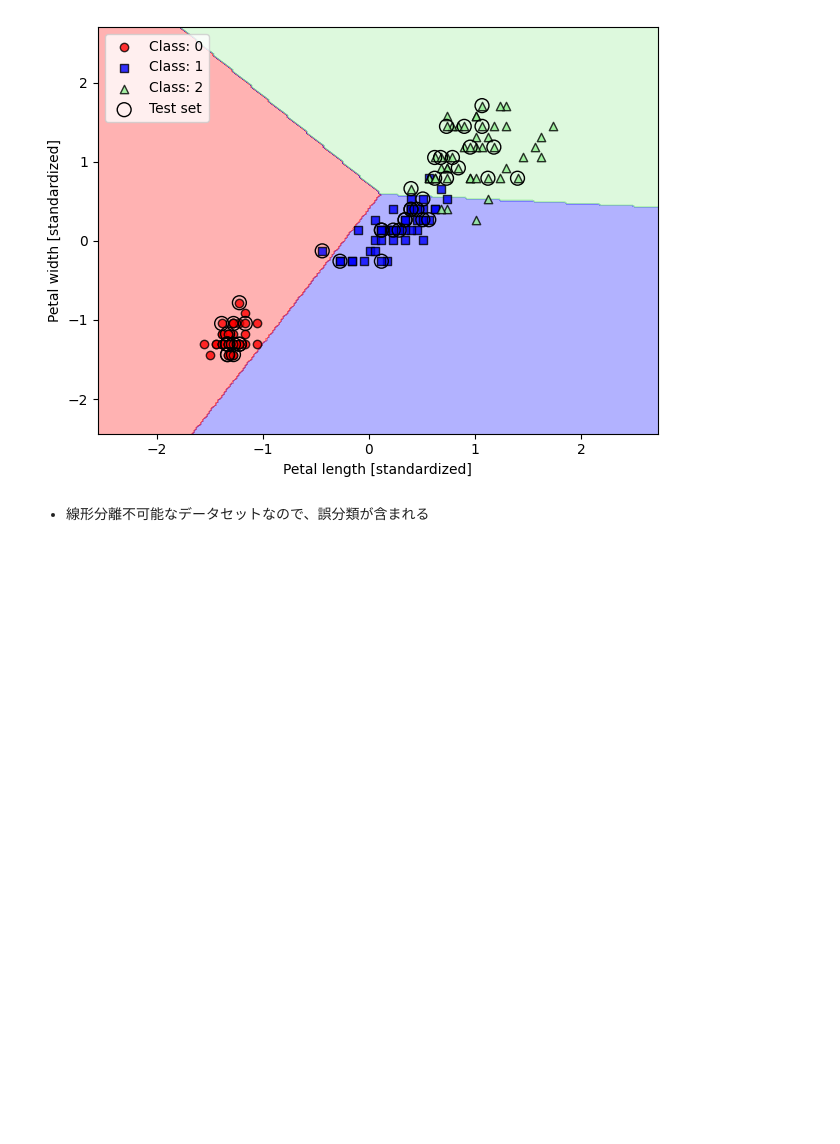
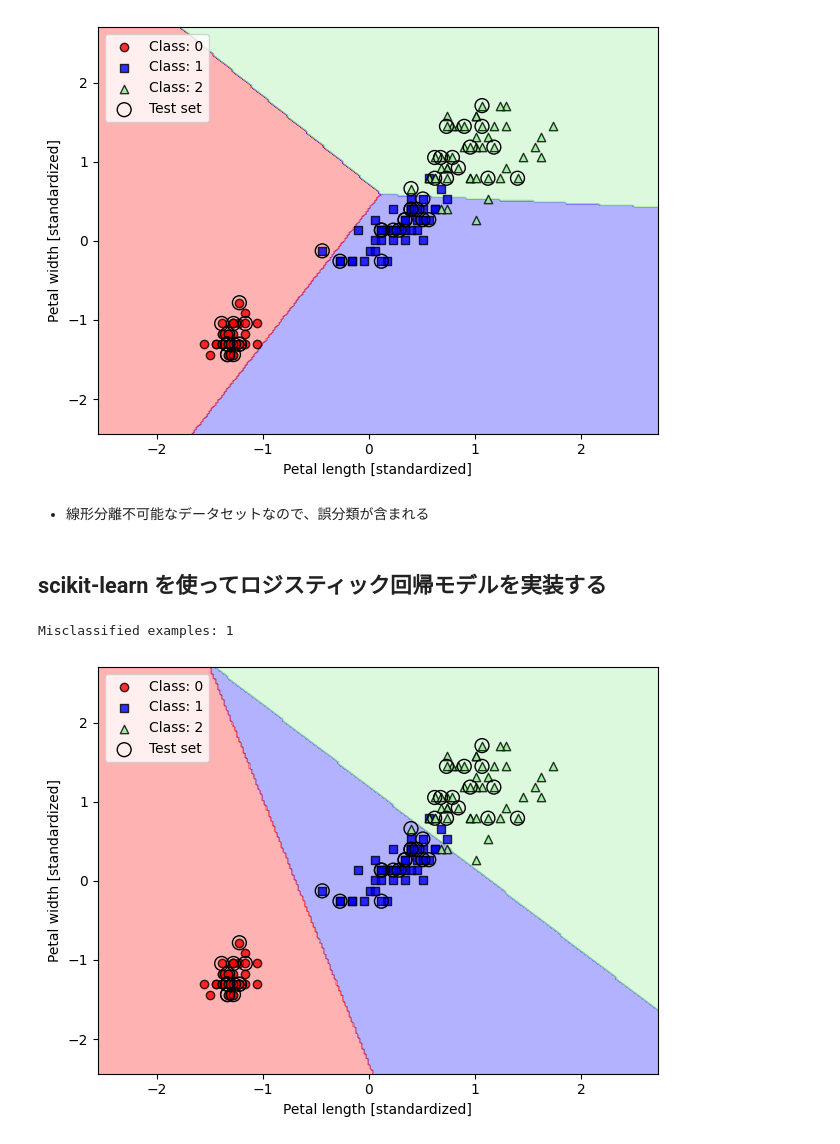
Before and after one commit to wakabame/study_pytorch, a Jupyter notebook: notebook/sklearn-iris.ipynb, the cells around one changed output. Cells and saved outputs as stored; diff of their text form; code cells hidden in the pictures; blank space fills up the shorter version.

Commit message:
sklearn のロジスティック回帰、SVMを使ってみる

```diff
--- a/notebook/sklearn-iris.ipynb
+++ b/notebook/sklearn-iris.ipynb
@@ -80,3 +78,27 @@ plt.show()
 [figure]
 # %% [markdown]
 * 線形分離不可能なデータセットなので、誤分類が含まれる
+# %% [markdown]
+## scikit-learn を使ってロジスティック回帰モデルを実装する
+# %%
+# sklearn のロジスティック回帰クラスによる学習
+from sklearn.linear_model import LogisticRegression
+
+lr = LogisticRegression(C=100.0, solver="lbfgs", multi_class="ovr")
+lr.fit(X_train_std, y_train)
+
+y_pred = lr.predict(X_test_std)
+print(f"Misclassified examples: {(y_test != y_pred).sum()}")
+# %% [output]
+Misclassified examples: 1
+# %%
+plot_decision_regions(
+    X=X_combined_std,
+    y=y_combined,
+    classifier=lr,
+    test_idx=range(105, 150),
+    x_label="Petal length [standardized]",
+    y_label="Petal width [standardized]",
+)
+# %% [output]
+[figure, added]
```
Also changed, not shown: parts of 6 cells of this notebook.
